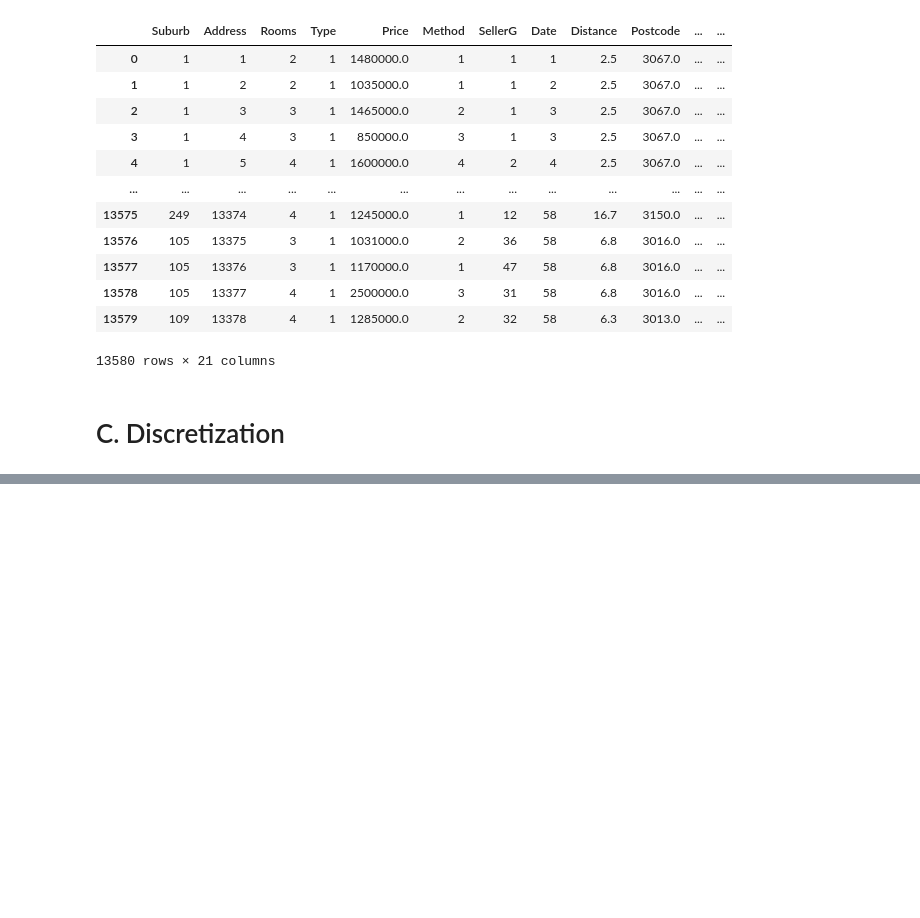
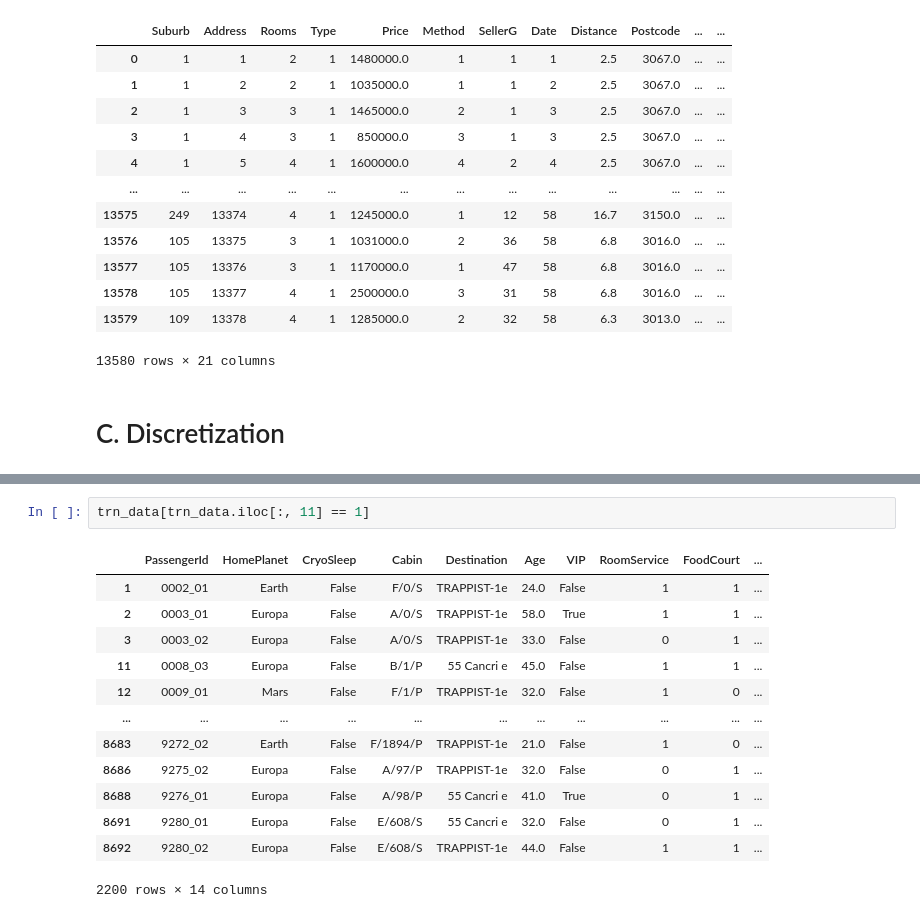
Before and after one commit to jaytejada2010/4103-reporting-exercises, a Jupyter notebook: tejada.ipynb, the cells around one changed output, grey strips where cells are left out. Drawn from its saved outputs; the diff is of its cells as text; blank space fills up the shorter version.

```diff
--- a/tejada.ipynb
+++ b/tejada.ipynb
@@ -257,0 +273,16 @@ trn_data
+# %%
+trn_data[trn_data.iloc[:, 11] == 1]
+# %% [output]
+|  | PassengerId | HomePlanet | CryoSleep | Cabin | Destination | Age | VIP | RoomService | FoodCourt | ... |
+| 1 | 0002_01 | Earth | False | F/0/S | TRAPPIST-1e | 24.0 | False | 1 | 1 | ... |
+| 2 | 0003_01 | Europa | False | A/0/S | TRAPPIST-1e | 58.0 | True | 1 | 1 | ... |
+| 3 | 0003_02 | Europa | False | A/0/S | TRAPPIST-1e | 33.0 | False | 0 | 1 | ... |
+| 11 | 0008_03 | Europa | False | B/1/P | 55 Cancri e | 45.0 | False | 1 | 1 | ... |
+| 12 | 0009_01 | Mars | False | F/1/P | TRAPPIST-1e | 32.0 | False | 1 | 0 | ... |
+| ... | ... | ... | ... | ... | ... | ... | ... | ... | ... | ... |
+| 8683 | 9272_02 | Earth | False | F/1894/P | TRAPPIST-1e | 21.0 | False | 1 | 0 | ... |
+| 8686 | 9275_02 | Europa | False | A/97/P | TRAPPIST-1e | 32.0 | False | 0 | 1 | ... |
+| 8688 | 9276_01 | Europa | False | A/98/P | 55 Cancri e | 41.0 | True | 0 | 1 | ... |
+| 8691 | 9280_01 | Europa | False | E/608/S | 55 Cancri e | 32.0 | False | 0 | 1 | ... |
+| 8692 | 9280_02 | Europa | False | E/608/S | TRAPPIST-1e | 44.0 | False | 1 | 1 | ... |
+2200 rows × 14 columns
```
Also changed, not shown: parts of 5 cells of this notebook.
